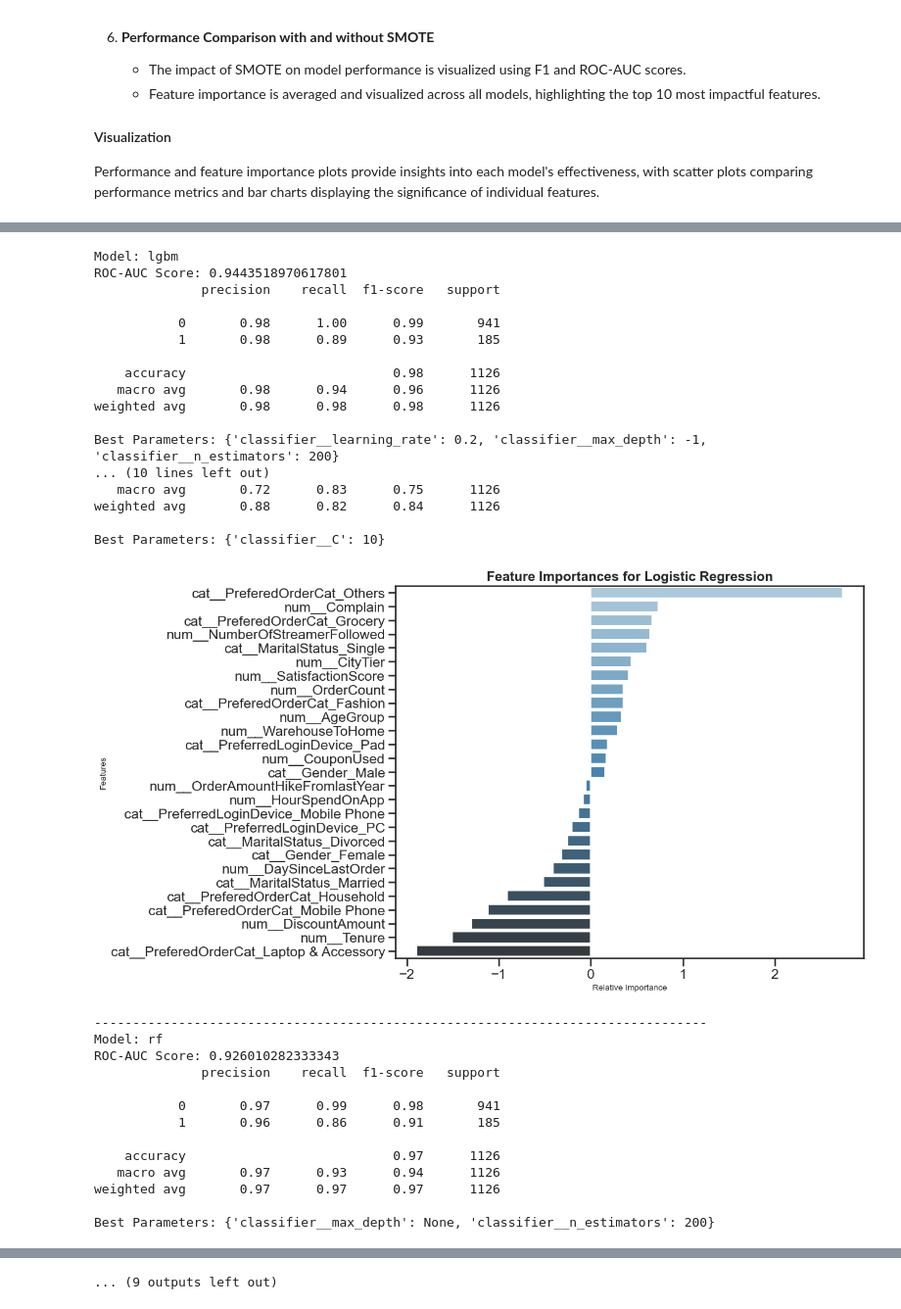
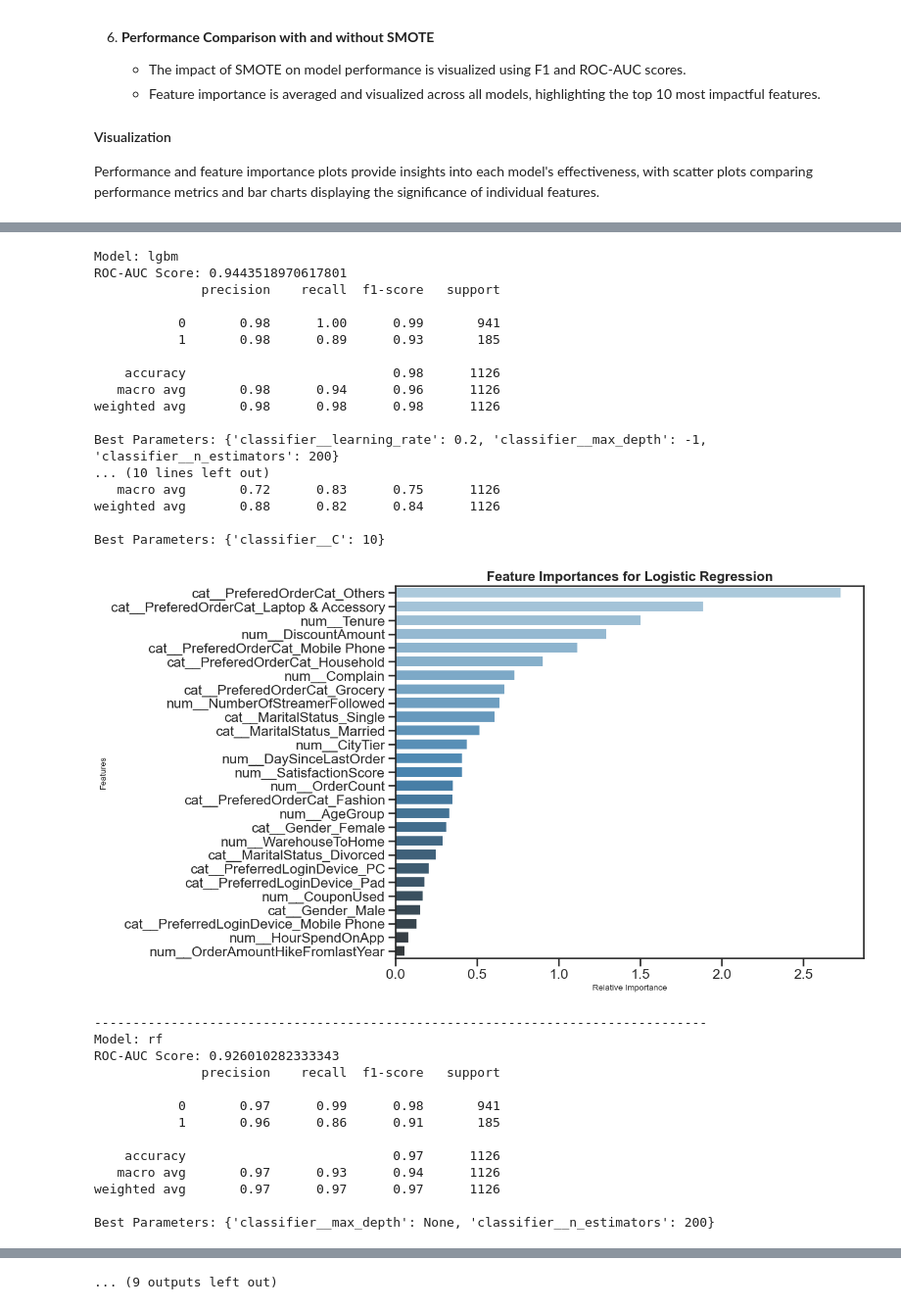
Before and after one commit to Yzkkk/IS5126_FinalProject, a Jupyter notebook: IS5126_project.ipynb, the cells around one changed output, grey strips where cells are left out. Shown at 98% size. Saved outputs shown, nothing was run; the diff lists cells and outputs as text; code cells hidden in the pictures.

Commit message:
amend the part of feature importances calculation

```diff
--- a/IS5126_project.ipynb
+++ b/IS5126_project.ipynb
@@ -700,7 +700,7 @@ def train_and_evaluate(X_train, y_train, X_test, y_test, use_smote):
         # Calculate and visualize feature importances (KNN does not have feature importances)
         best_model = cv.best_estimator_.named_steps['classifier']
         if model_name == 'lr':
-            importances = best_model.coef_[0]
+            importances = np.abs(best_model.coef_[0])
         elif model_name in ['rf', 'gb', 'xgb', 'ada', 'lgbm']:
             importances = best_model.feature_importances_
         elif model_name == 'svc' and model.kernel != 'linear':
@@ -754,7 +754,7 @@ plt.grid(True, linestyle='--', alpha=0.7)
 plt.show()
 
 # Plot feature importance across all models using smote
-feature_shown = 15
+feature_shown = 10
 all_importances = np.zeros(len(dic_feature_importances_smote[list(dic_feature_importances_smote.keys())[0]][1]))
 for model_name, (features, importances) in dic_feature_importances_smote.items():
     all_importances += importances
@@ -776,34 +776,34 @@ ROC-AUC Score: 0.733724904500675
 
            0       0.91      0.98      0.94       941
            1       0.80      0.49      0.61       185
 
     accuracy                           0.90      1126
    macro avg       0.85      0.73      0.77      1126
 weighted avg       0.89      0.90      0.89      1126
 
 ... (76 lines left out)
 weighted avg       0.90      0.90      0.89      1126
 
 Best Parameters: {'classifier__learning_rate': 0.5, 'classifier__n_estimators': 200}
 --------------------------------------------------------------------------------
 Model: lgbm
 ROC-AUC Score: 0.9443518970617801
               precision    recall  f1-score   support
 
            0       0.98      1.00      0.99       941
            1       0.98      0.89      0.93       185
 
     accuracy                           0.98      1126
    macro avg       0.98      0.94      0.96      1126
 weighted avg       0.98      0.98      0.98      1126
 
 Best Parameters: {'classifier__learning_rate': 0.2, 'classifier__max_depth': -1, 'classifier__n_estimators': 200}
 ... (10 lines left out)
    macro avg       0.72      0.83      0.75      1126
 weighted avg       0.88      0.82      0.84      1126
 
 Best Parameters: {'classifier__C': 10}
-[figure, old version]
+[figure, new version]
 --------------------------------------------------------------------------------
 Model: rf
 ROC-AUC Score: 0.926010282333343
```
Also changed, not shown: parts of 1 cell of this notebook.
